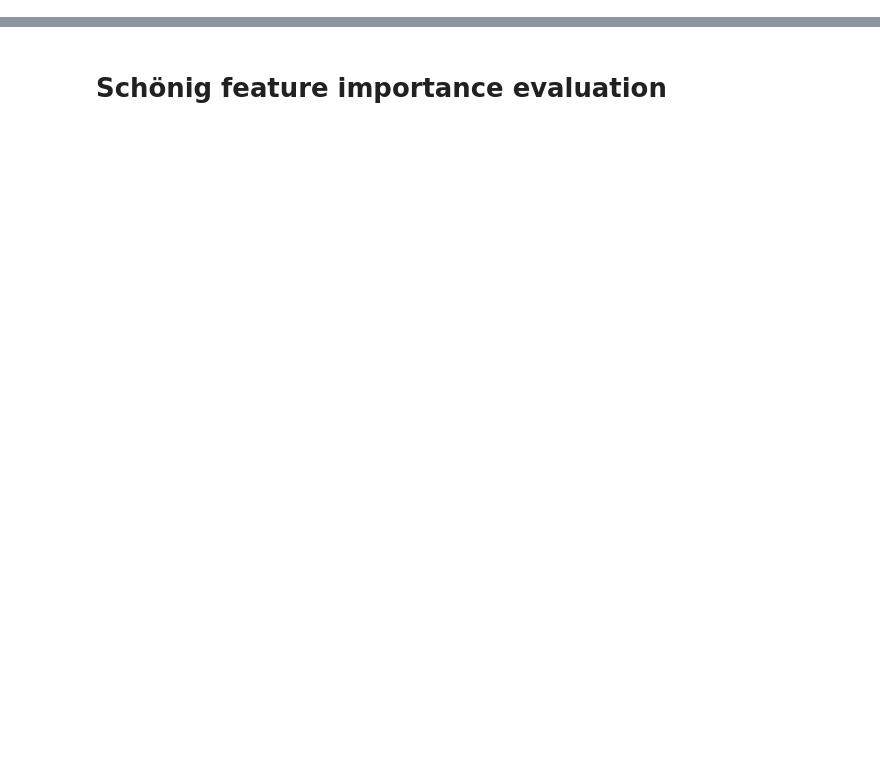
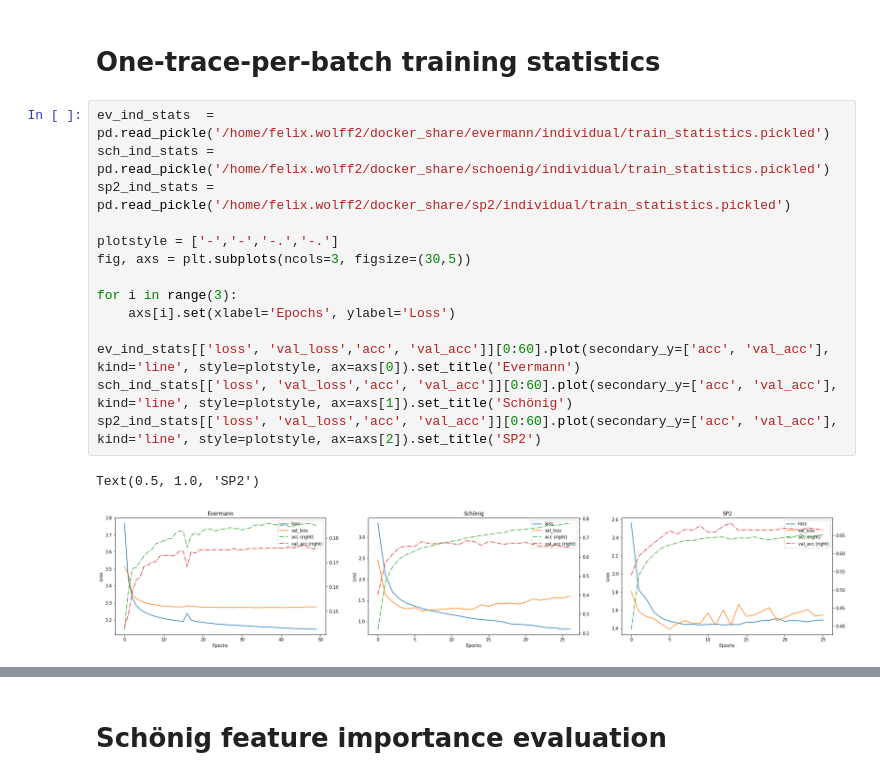
Before and after one commit to flxw/master-thesis, a Jupyter notebook: notebooks/Performance evaluation BPIC2011.ipynb, the cells around one changed output, grey strips where cells are left out. Drawn from its saved outputs; the diff is of its cells as text; blank space fills up the shorter version.

```diff
--- a/notebooks/Performance evaluation BPIC2011.ipynb
+++ b/notebooks/Performance evaluation BPIC2011.ipynb
@@ -126,0 +143,19 @@ sns.barplot(x=list(range(1,percentiles+1)), y=percentile_precisions)
+# %% [markdown]
+# One-trace-per-batch training statistics
+# %%
+ev_ind_stats  = pd.read_pickle('/home/felix.wolff2/docker_share/evermann/individual/train_statistics.pickled')
+sch_ind_stats = pd.read_pickle('/home/felix.wolff2/docker_share/schoenig/individual/train_statistics.pickled')
+sp2_ind_stats = pd.read_pickle('/home/felix.wolff2/docker_share/sp2/individual/train_statistics.pickled')
+
+plotstyle = ['-','-','-.','-.']
+fig, axs = plt.subplots(ncols=3, figsize=(30,5))
+
+for i in range(3):
+    axs[i].set(xlabel='Epochs', ylabel='Loss')
+
+ev_ind_stats[['loss', 'val_loss','acc', 'val_acc']][0:60].plot(secondary_y=['acc', 'val_acc'], kind='line', style=plotstyle, ax=axs[0]).set_title('Evermann')
+sch_ind_stats[['loss', 'val_loss','acc', 'val_acc']][0:60].plot(secondary_y=['acc', 'val_acc'], kind='line', style=plotstyle, ax=axs[1]).set_title('Schönig')
+sp2_ind_stats[['loss', 'val_loss','acc', 'val_acc']][0:60].plot(secondary_y=['acc', 'val_acc'], kind='line', style=plotstyle, ax=axs[2]).set_title('SP2')
+# %% [output]
+Text(0.5, 1.0, 'SP2')
+[figure, added]
```
Also changed, not shown: parts of 31 cells of this notebook.
